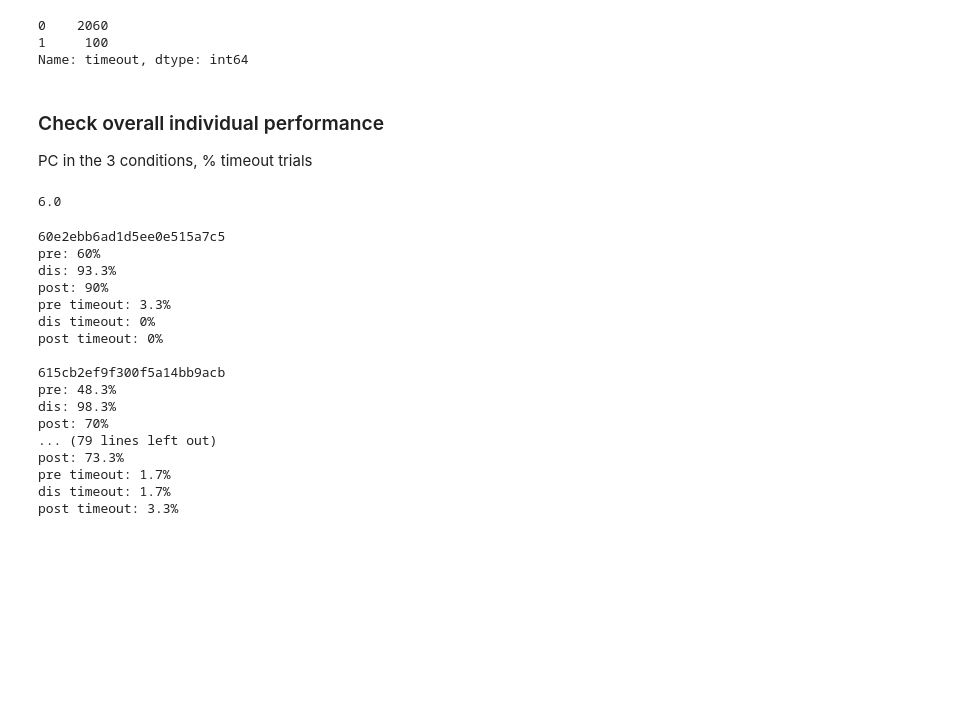
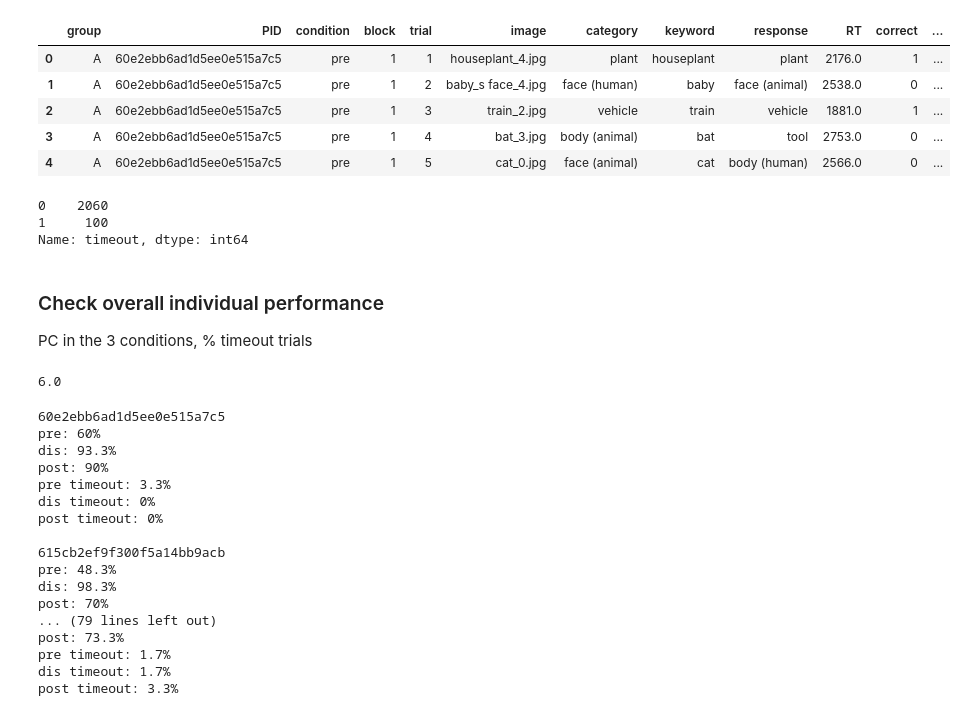
Before and after one commit to marek1n/mooney-pilot, a Jupyter notebook: notebooks/analysis-prolific.ipynb, the cells around one changed output. Drawn from its saved outputs; the diff is of its cells as text; code cells hidden in the pictures; blank space fills up the shorter version.

```diff
--- a/notebooks/analysis-prolific.ipynb
+++ b/notebooks/analysis-prolific.ipynb
@@ -7,8 +8,3 @@ from pathlib import Path
 
 sns.set_theme()
 sns.set_palette('deep')
-# %%
-fn = lambda s: s[4:] if s.startswith("dis_") else s
-
-
-fn('dis_train_2.jpg')
@@ -194,9 +11,20 @@ df
-# %%
-df.timeout.value_counts()
-# %% [output]
-0    2060
-1     100
-Name: timeout, dtype: int64
+# %%
+prolific_folder = Path('/Users/mn/Desktop/project/mooney_pilot/Prolific_data')
+results_df = fn.load_prolific(prolific_folder)
+results_df.head()
+# %% [output]
+|  | group | PID | condition | block | trial | image | category | keyword | response | RT | correct | ... |
+| 0 | A | 60e2ebb6ad1d5ee0e515a7c5 | pre | 1 | 1 | houseplant_4.jpg | plant | houseplant | plant | 2176.0 | 1 | ... |
+| 1 | A | 60e2ebb6ad1d5ee0e515a7c5 | pre | 1 | 2 | baby_s face_4.jpg | face (human) | baby | face (animal) | 2538.0 | 0 | ... |
+| 2 | A | 60e2ebb6ad1d5ee0e515a7c5 | pre | 1 | 3 | train_2.jpg | vehicle | train | vehicle | 1881.0 | 1 | ... |
+| 3 | A | 60e2ebb6ad1d5ee0e515a7c5 | pre | 1 | 4 | bat_3.jpg | body (animal) | bat | tool | 2753.0 | 0 | ... |
+| 4 | A | 60e2ebb6ad1d5ee0e515a7c5 | pre | 1 | 5 | cat_0.jpg | face (animal) | cat | body (human) | 2566.0 | 0 | ... |
+# %%
+results_df.timeout.value_counts() # how many invalid trials are there?
+# %% [output]
+0    2060
+1     100
+Name: timeout, dtype: int64
 # %% [markdown]
 ### Check overall individual performance
 PC in the 3 conditions, % timeout trials
```
Also changed, not shown: parts of 7 cells of this notebook, 2 other files.
